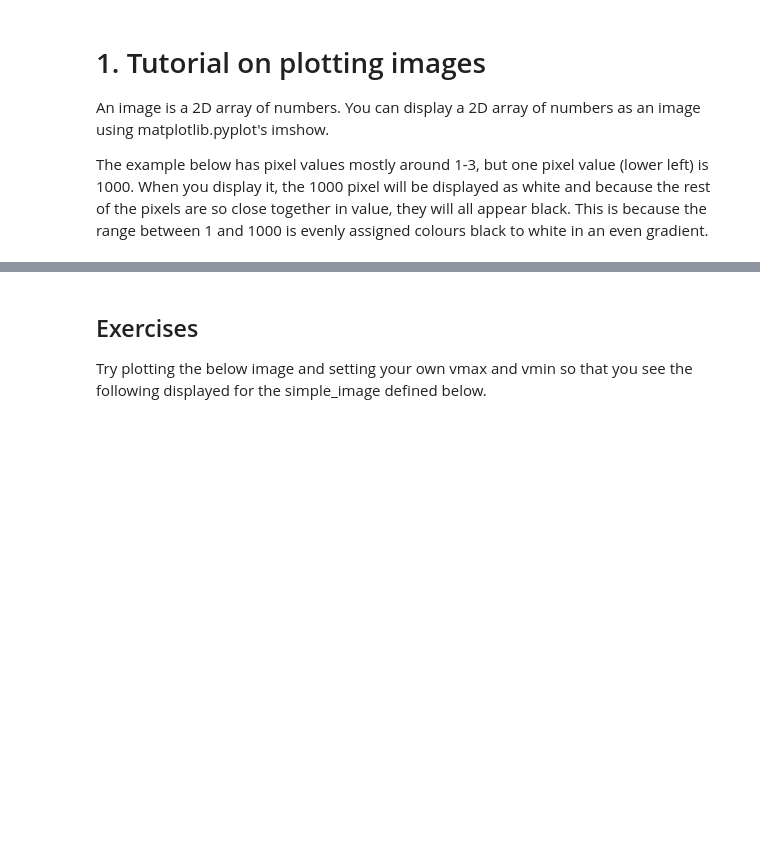
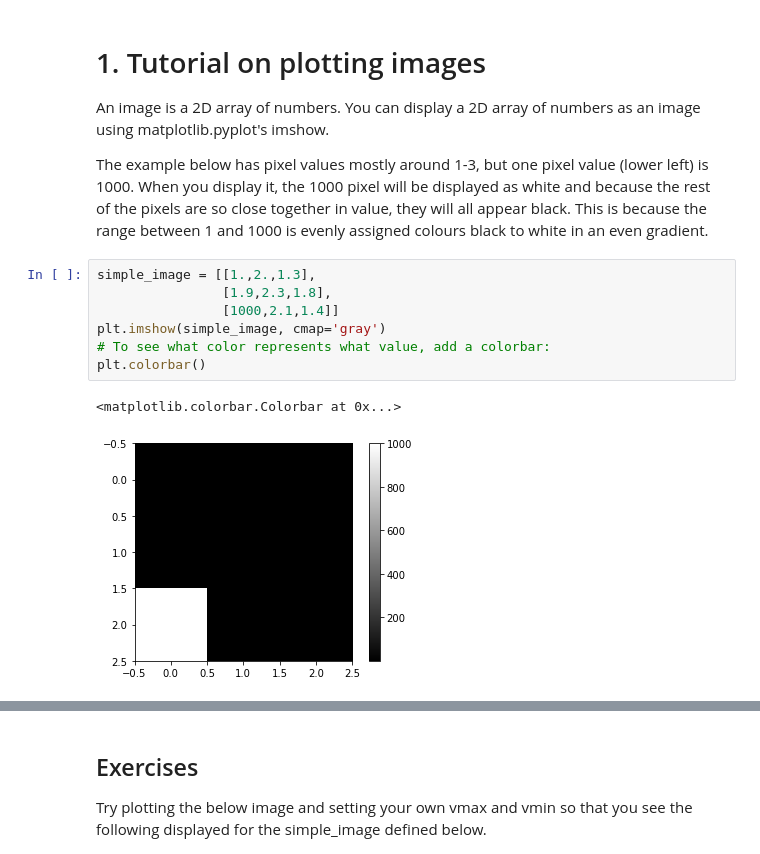
Before and after one commit to jielaizhang/pasea, a Jupyter notebook: LCO/student_workbooks/Student_Workbook_1_SingleExposure.ipynb, the cells around one changed output, grey strips where cells are left out. Drawn from its saved outputs; the diff is of its cells as text; blank space fills up the shorter version.

```diff
--- a/LCO/student_workbooks/Student_Workbook_1_SingleExposure.ipynb
+++ b/LCO/student_workbooks/Student_Workbook_1_SingleExposure.ipynb
@@ -43,3 +43,13 @@ from astropy.visualization import ZScaleInterval
 An image is a 2D array of numbers. You can display a 2D array of numbers as an image using matplotlib.pyplot's imshow.
 
 The example below has pixel values mostly around 1-3, but one pixel value (lower left) is 1000. When you display it, the 1000 pixel will be displayed as white and because the rest of the pixels are so close together in value, they will all appear black. This is because the range between 1 and 1000 is evenly assigned colours black to white in an even gradient.
+# %%
+simple_image = [[1.,2.,1.3],
+                [1.9,2.3,1.8],
+                [1000,2.1,1.4]]
+plt.imshow(simple_image, cmap='gray')
+# To see what color represents what value, add a colorbar:
+plt.colorbar()
+# %% [output]
+<matplotlib.colorbar.Colorbar at 0x...>
+[figure, added]
```
Also changed, not shown: parts of 22 cells of this notebook.
